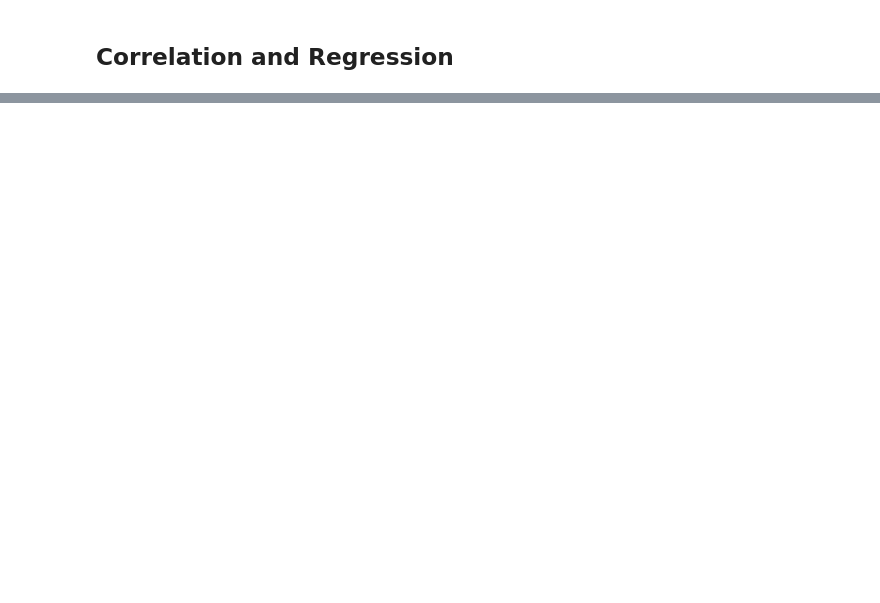
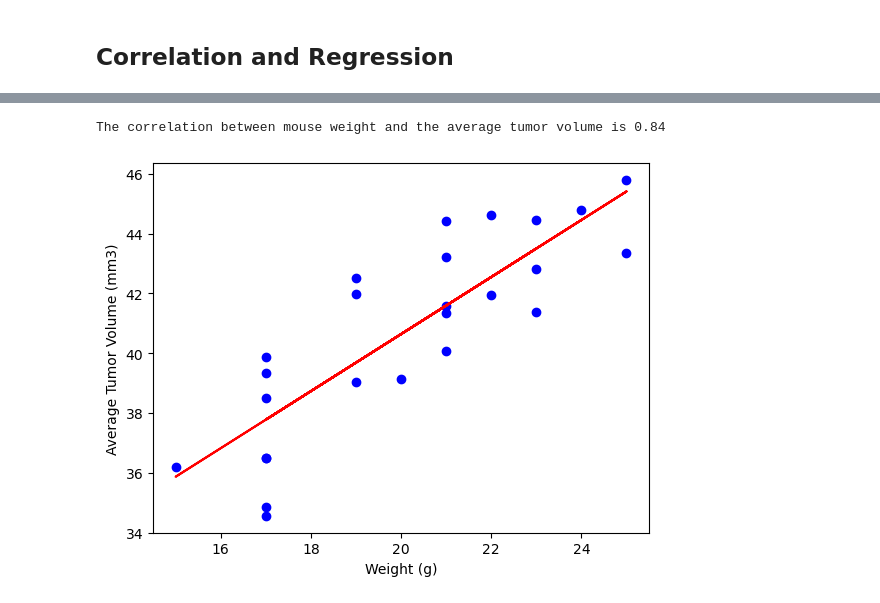
Before and after one commit to SaloumBouchaaya/Pymaceuticals_Challenge, a Jupyter notebook: pymaceuticals_WKBOOK_starter.ipynb, the cells around one changed output, grey strips where cells are left out. Drawn from its saved outputs; the diff is of its cells as text; code cells hidden in the pictures; blank space fills up the shorter version.

```diff
--- a/pymaceuticals_WKBOOK_starter.ipynb
+++ b/pymaceuticals_WKBOOK_starter.ipynb
@@ -290,0 +299,17 @@ The correlation between mouse weight and the average tumor volume is 0.84
+# %%
+# Calculate the correlation coefficient and a linear regression model
+# for mouse weight and average observed tumor volume for the entire Capomulin regimen
+capomulin_df=pd.DataFrame(capomulin_avg_stats)
+correlation_coefficient, _ = st.pearsonr(capomulin_df['Weight (g)'], capomulin_df['Tumor Volume (mm3)_average'])
+correlation_coefficient = round(correlation_coefficient, 2)
+print(f"The correlation between mouse weight and the average tumor volume is {correlation_coefficient}")
+
+slope, intercept, _, _, _ = st.linregress(capomulin_df['Weight (g)'], capomulin_df['Tumor Volume (mm3)_average'])
+plt.scatter(capomulin_df['Weight (g)'], capomulin_df['Tumor Volume (mm3)_average'], color='blue')
+plt.plot(capomulin_df['Weight (g)'], slope * capomulin_df['Weight (g)'] + intercept, color='red')
+plt.xlabel('Weight (g)')
+plt.ylabel('Average Tumor Volume (mm3)')
+plt.show()
+# %% [output]
+The correlation between mouse weight and the average tumor volume is 0.84
+[figure, added]
```
Also changed, not shown: parts of 14 cells of this notebook.
